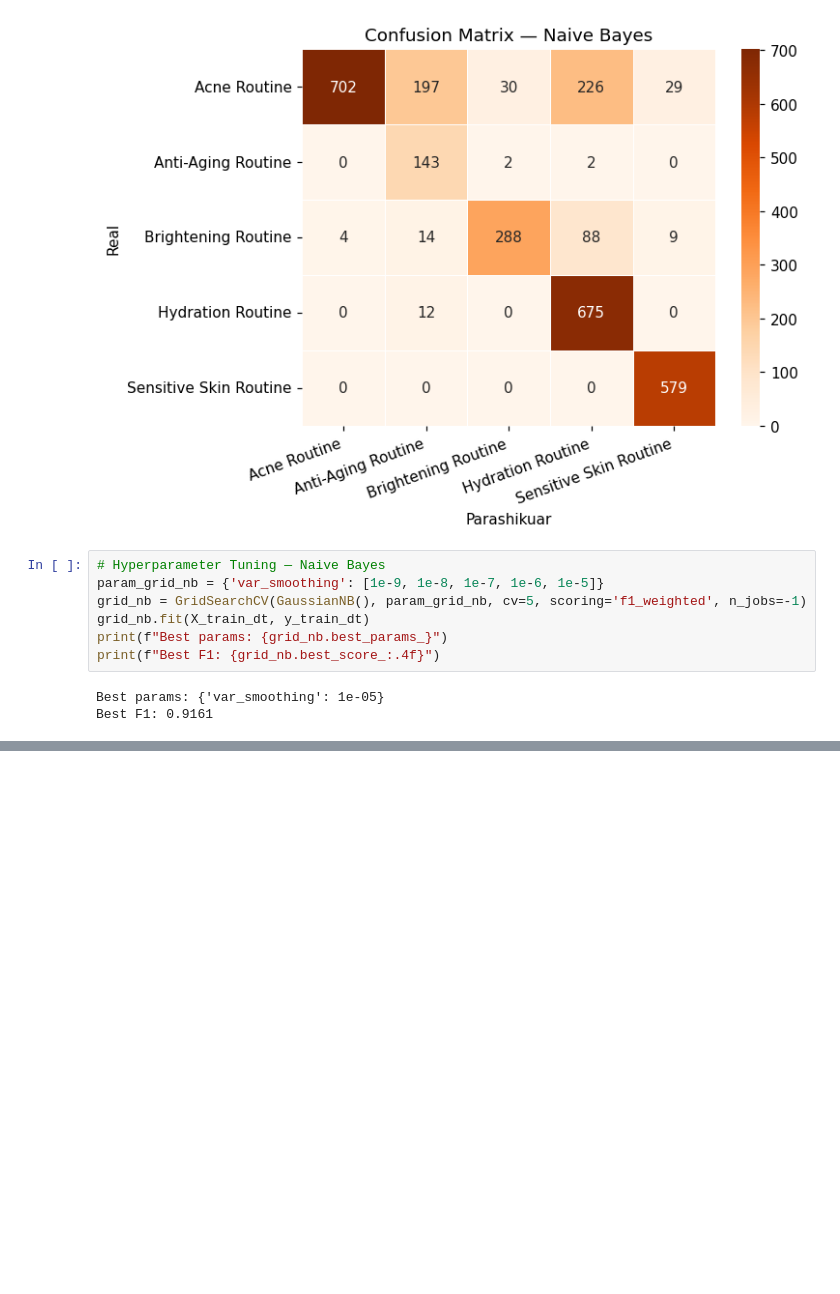
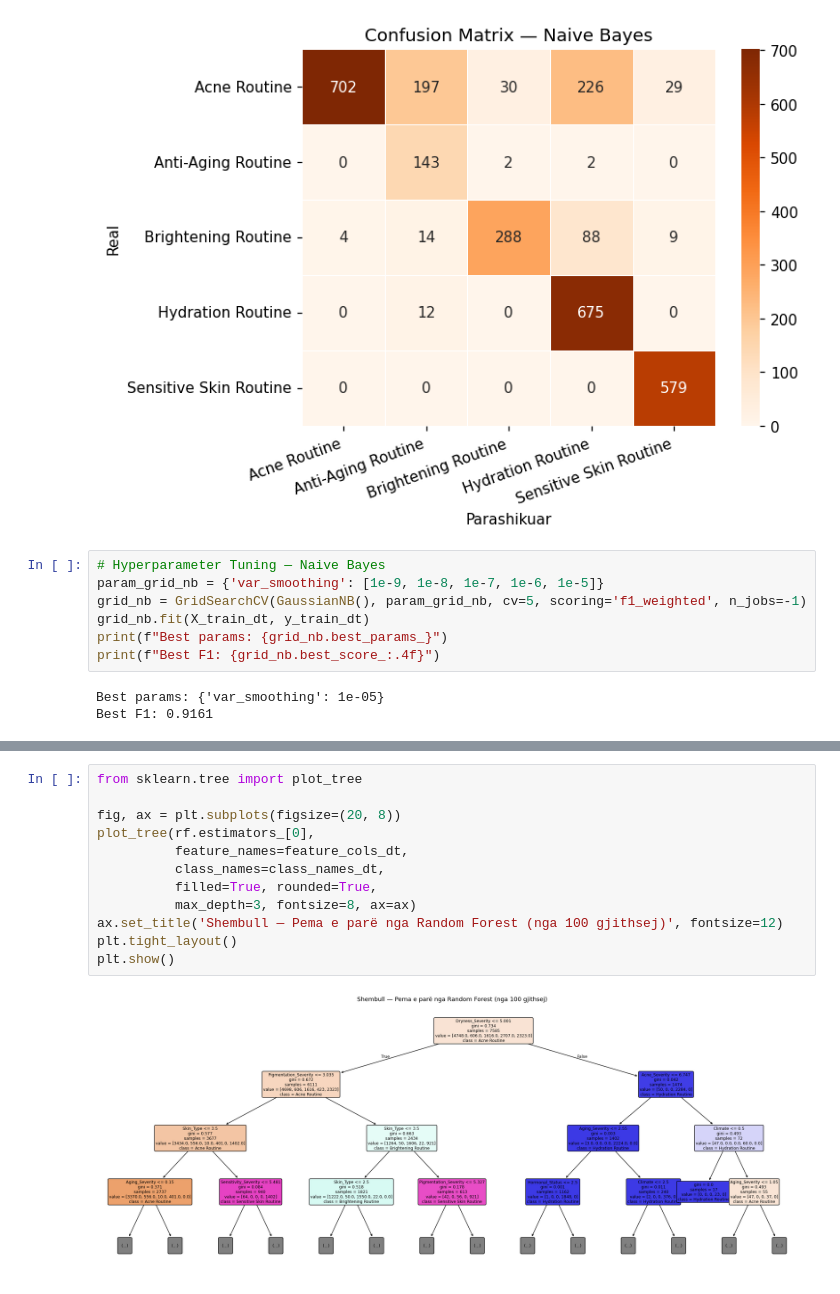
Before and after one commit to Sara587979/AI-Skincare-Personalization, a Jupyter notebook: skincare_ml.ipynb, the cells around one changed output, grey strips where cells are left out. Saved outputs shown, nothing was run; the diff lists cells and outputs as text; blank space fills up the shorter version.

```diff
--- a/skincare_ml.ipynb
+++ b/skincare_ml.ipynb
@@ -713,0 +795,14 @@ Best F1: 0.9161
+# %%
+from sklearn.tree import plot_tree
+
+fig, ax = plt.subplots(figsize=(20, 8))
+plot_tree(rf.estimators_[0],
+          feature_names=feature_cols_dt,
+          class_names=class_names_dt,
+          filled=True, rounded=True,
+          max_depth=3, fontsize=8, ax=ax)
+ax.set_title('Shembull — Pema e parë nga Random Forest (nga 100 gjithsej)', fontsize=12)
+plt.tight_layout()
+plt.show()
+# %% [output]
+[figure, added]
```
Also changed, not shown: parts of 7 cells of this notebook.
